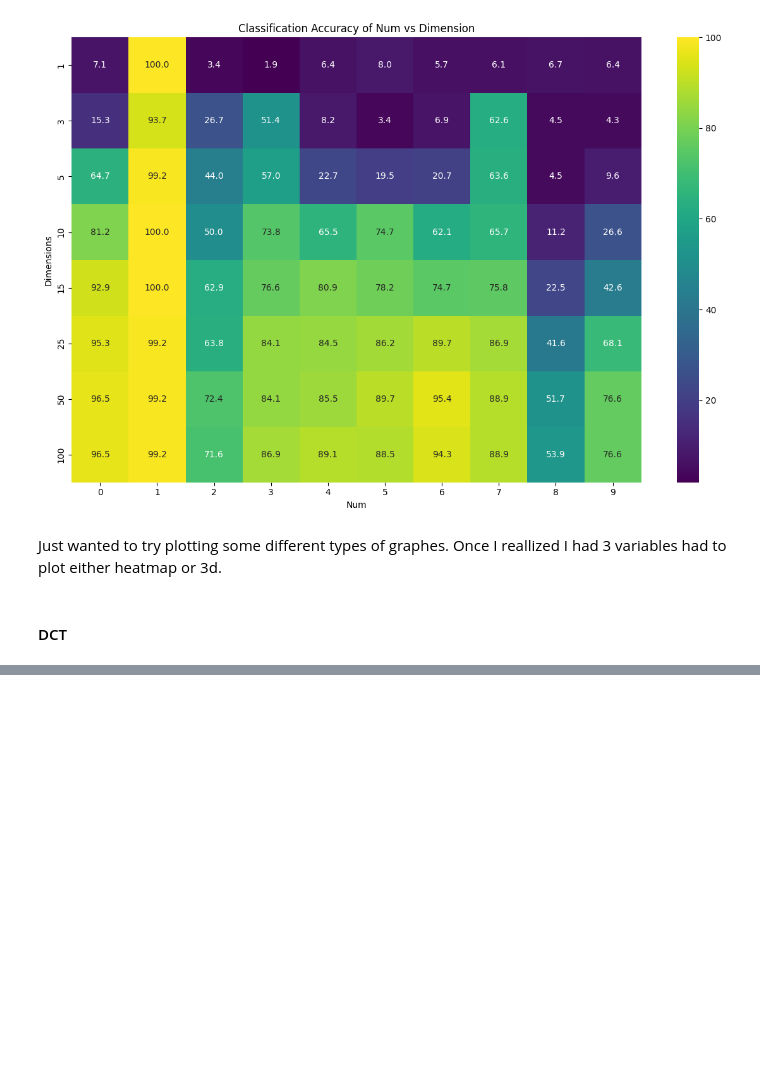
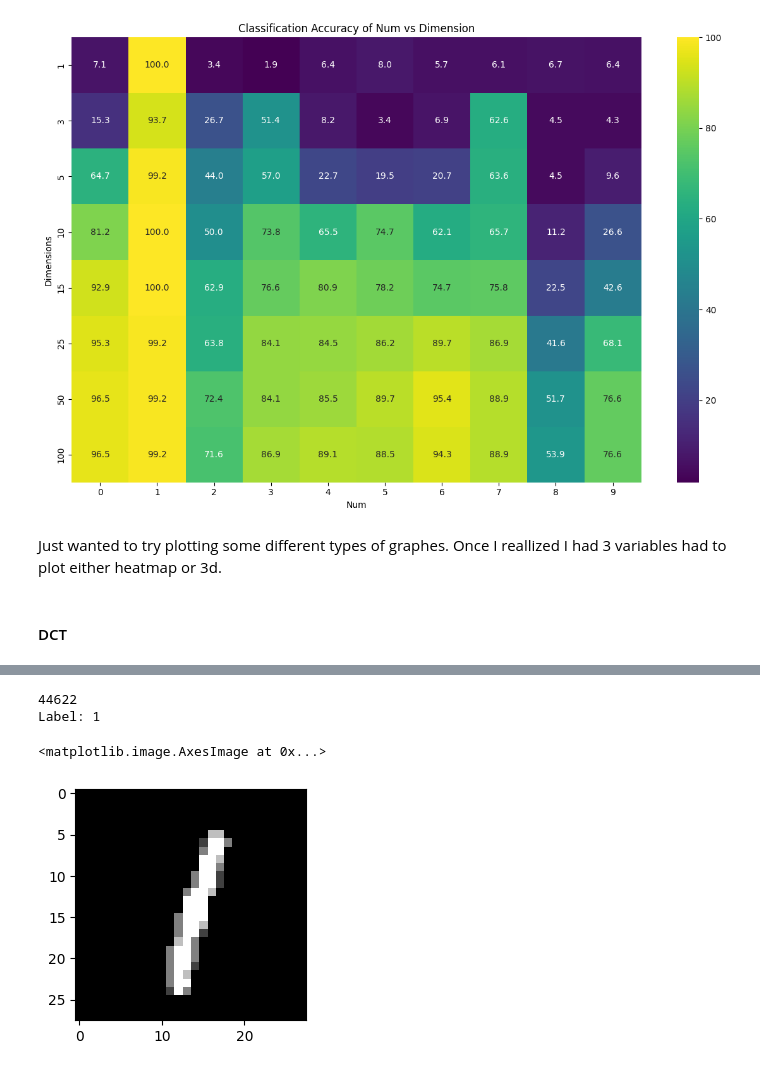
Before and after one commit to ChurroC/Number_Recognition, a Jupyter notebook: src/PCA.ipynb, the cells around one changed output, grey strips where cells are left out. Drawn from its saved outputs; the diff is of its cells as text; code cells hidden in the pictures; blank space fills up the shorter version.

```diff
--- a/src/PCA.ipynb
+++ b/src/PCA.ipynb
@@ -499,0 +540,3 @@ Just wanted to try plotting some different types of graphes. Once I reallized I
+# %%
+dct_U, dct_S, dct_Vt = la.svd(dct_images_shifted, full_matrices=False)
+dct_V = dct_Vt.T
@@ -499,0 +552,18 @@ Just wanted to try plotting some different types of graphes. Once I reallized I
+# %%
+dct_test_images_2d = np.array(
+    [DCT_basis.T @ test_image_2d @ DCT_basis for test_image_2d in test_images_2d]
+)
+dct_test_images = dct_test_images_2d.reshape(dct_test_images_2d.shape[0], -1)
+
+test_images_shown = 5
+
+print("Labels:", test_labels[:test_images_shown])
+
+f, axes = plt.subplots(
+    1,
+    test_images_shown,
+    figsize=(test_images_shown * 3, 3),
+    gridspec_kw={"wspace": test_images_shown / 10},
+)
+for i, ax in enumerate(axes):
+    ax.imshow(test_images_2d[i], cmap="gray")
@@ -499,0 +573,14 @@ Just wanted to try plotting some different types of graphes. Once I reallized I
+# %%
+dct_image_index = 5
+
+dct_test_projection = (dct_test_images[dct_image_index] - dct_mnist_avg) @ dct_reduced_V
+distances = np.linalg.norm(dct_images_projected - dct_test_projection, axis=1)
+n = np.argmin(distances)
+print(n)
+print("Label:", labels[n])
+plt.imshow(images[n].reshape((28, 28)), cmap="gray")
+# %% [output]
+44622
+Label: 1
+<matplotlib.image.AxesImage at 0x...>
+[figure, added]
```
Also changed, not shown: parts of 17 cells of this notebook.
